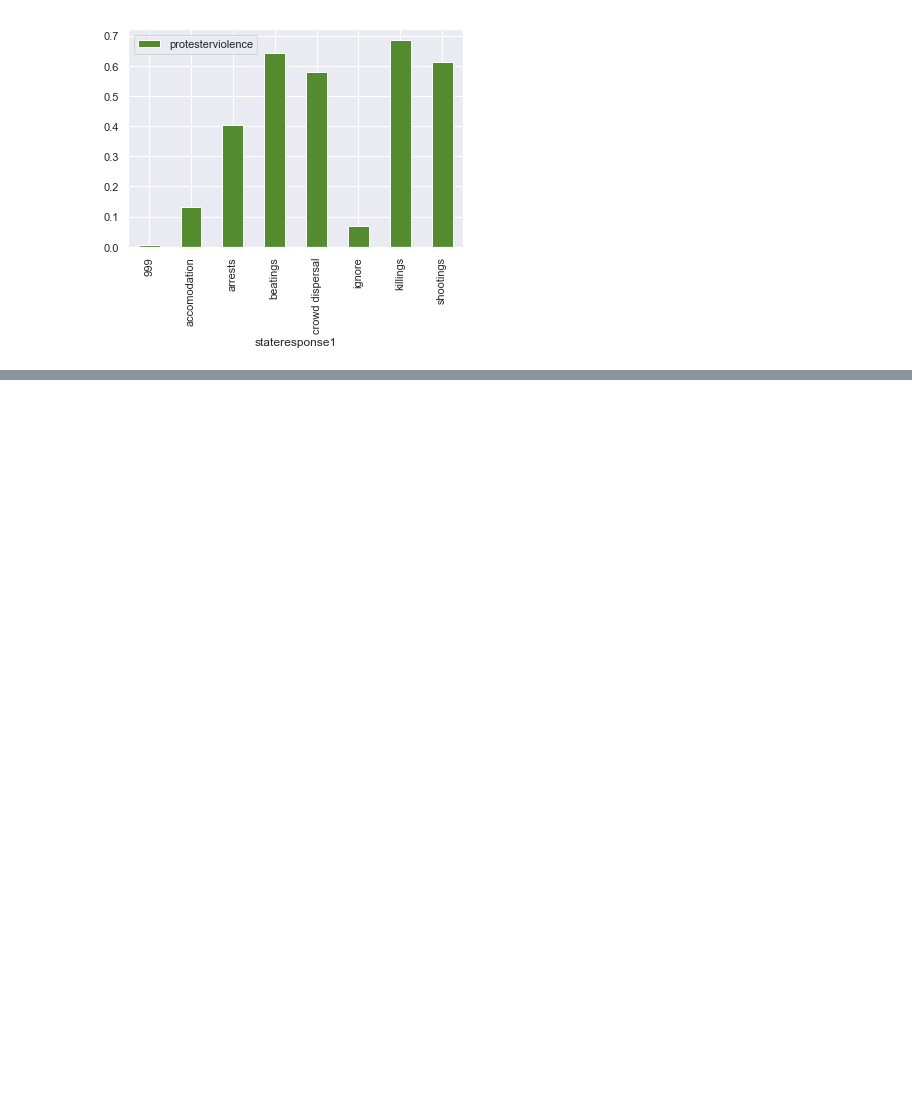
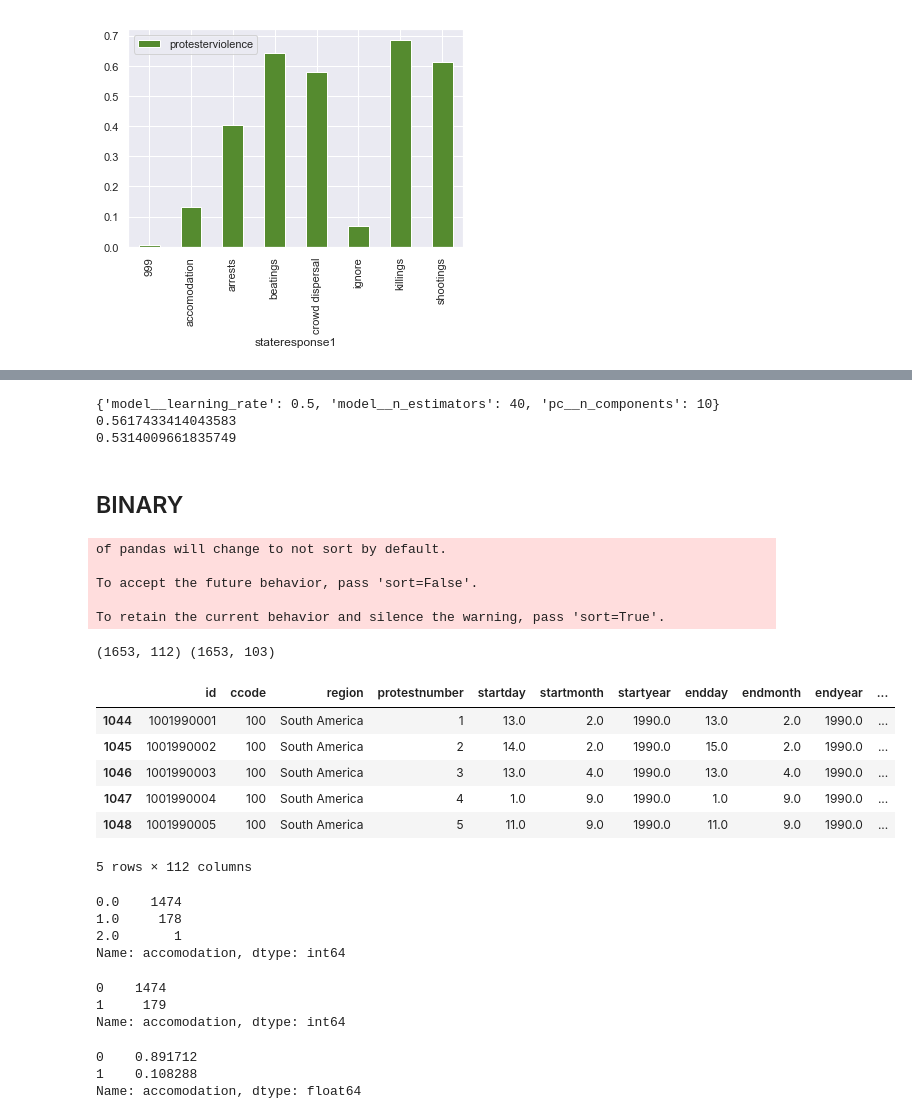
Before and after one commit to 1aaronh/worldwide_protest_analysis, a Jupyter notebook: julia_messy_notebook.ipynb, the cells around one changed output, grey strips where cells are left out. Cells and saved outputs as stored; diff of their text form; code cells hidden in the pictures; blank space fills up the shorter version.

```diff
--- a/julia_messy_notebook.ipynb
+++ b/julia_messy_notebook.ipynb
@@ -152,0 +245,2 @@ sns.pairplot(df, y_vars=['SalePrice'] , x_vars=['Year Remod/Add', 'Year Built',
+# %%
+sa_df = pd.get_dummies(sa_df, columns=['country', 'year', 'protest', 'protesterviolence',  'participants_category'], drop_first=True)
@@ -152,0 +774,75 @@ sns.pairplot(df, y_vars=['SalePrice'] , x_vars=['Year Remod/Add', 'Year Built',
+# %%
+print(ada.best_params_)
+print(ada.best_score_)
+print(ada.score(X_test_sc, y_test))
+# %% [output]
+{'model__learning_rate': 0.5, 'model__n_estimators': 40, 'pc__n_components': 10}
+0.5617433414043583
+0.5314009661835749
+# %% [markdown]
+## BINARY
+# %%
+# create dummy columns with recognizable column names
+def get_dum_cols(df, list_of_columns):
+    list_of_dfs = []
+    for col in list_of_columns:
+        col_df = pd.get_dummies(df[col])
+        list_of_dfs.append(col_df)
+    #combine all df's vertically, so only areas with null values are where a potential column was empty
+    dfs_concat = pd.concat(list_of_dfs, axis = 0).fillna(0)
+    #convert the concatenated df with all values now filled in into a list of separate dfs - each with all columns
+    num_dfs = len(list_of_columns)
+    num_rows = len(df)
+    list_of_final_dfs = []
+    for i in range(num_dfs):
+        new_df = dfs_concat[num_rows*i : num_rows*(i+1)]
+        list_of_final_dfs.append(new_df)
+    # create combined final df
+    final_df = list_of_final_dfs[0]
+    for j in range(1, len(list_of_final_dfs)):
+        final_df += list_of_final_dfs[j]
+    return final_df
+# %%
+state_responses = ['stateresponse1', 'stateresponse2', 'stateresponse3', 'stateresponse4','stateresponse5', 'stateresponse6', 'stateresponse7']
+# %%
+response_cats = get_dum_cols(sa_df,state_responses)
+# demand_cats = get_dum_cols(sa_df,protest_demands)
+new_sa_df = pd.concat([sa_df,response_cats],axis=1)
+# %% [output]
+of pandas will change to not sort by default.
+
+To accept the future behavior, pass 'sort=False'.
+
+To retain the current behavior and silence the warning, pass 'sort=True'.
+# %%
+print(new_sa_df.shape, sa_df.shape)
+new_sa_df.head()
+# %% [output]
+(1653, 112) (1653, 103)
+|  | id | ccode | region | protestnumber | startday | startmonth | startyear | endday | endmonth | endyear | ... |
+| 1044 | 1001990001 | 100 | South America | 1 | 13.0 | 2.0 | 1990.0 | 13.0 | 2.0 | 1990.0 | ... |
+| 1045 | 1001990002 | 100 | South America | 2 | 14.0 | 2.0 | 1990.0 | 15.0 | 2.0 | 1990.0 | ... |
+| 1046 | 1001990003 | 100 | South America | 3 | 13.0 | 4.0 | 1990.0 | 13.0 | 4.0 | 1990.0 | ... |
+| 1047 | 1001990004 | 100 | South America | 4 | 1.0 | 9.0 | 1990.0 | 1.0 | 9.0 | 1990.0 | ... |
+| 1048 | 1001990005 | 100 | South America | 5 | 11.0 | 9.0 | 1990.0 | 11.0 | 9.0 | 1990.0 | ... |
+5 rows × 112 columns
+# %%
+new_sa_df['accomodation'].value_counts()
+# %% [output]
+0.0    1474
+1.0     178
+2.0       1
+Name: accomodation, dtype: int64
+# %%
+new_sa_df['accomodation'] = new_sa_df['accomodation'].map(lambda x: 1 if x>0 else 0)
+new_sa_df['accomodation'].value_counts()
+# %% [output]
+0    1474
+1     179
+Name: accomodation, dtype: int64
+# %%
+new_sa_df['accomodation'].value_counts(normalize=True)
+# %% [output]
+0    0.891712
+1    0.108288
+Name: accomodation, dtype: float64
```
Also changed, not shown: parts of 81 cells of this notebook, 3 other files.
